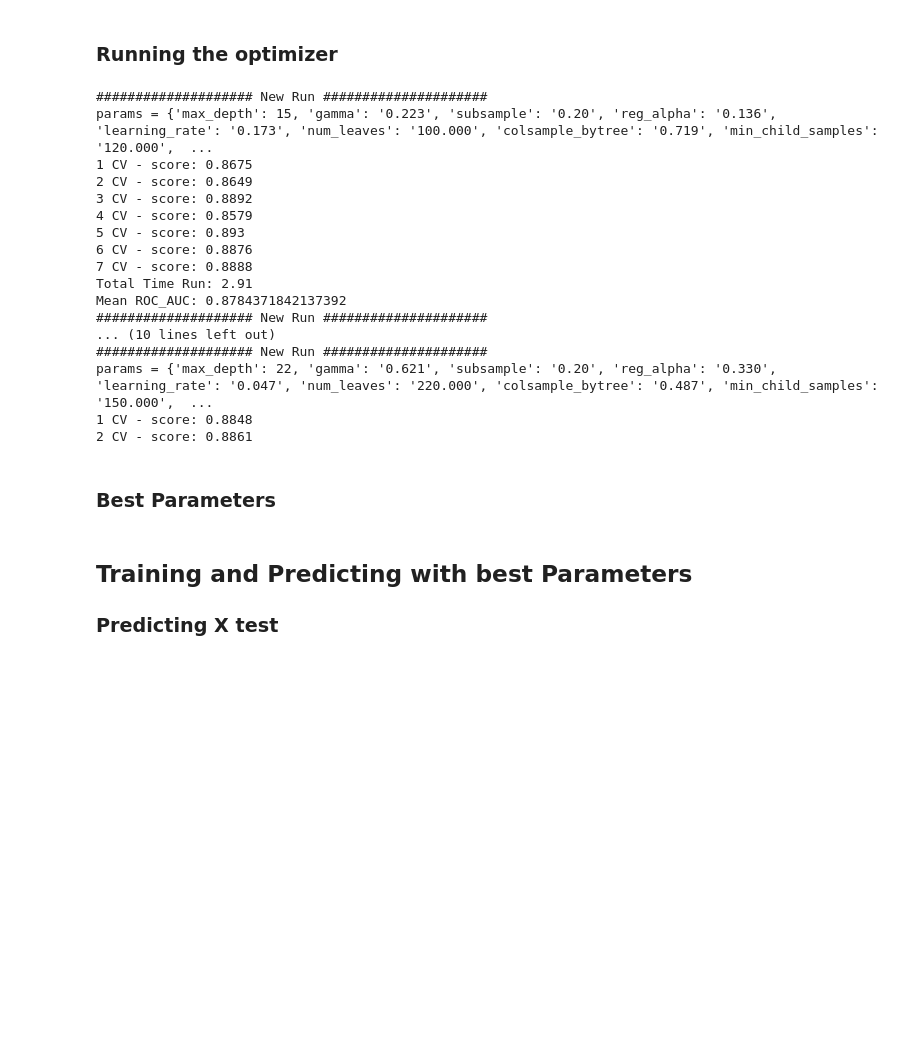
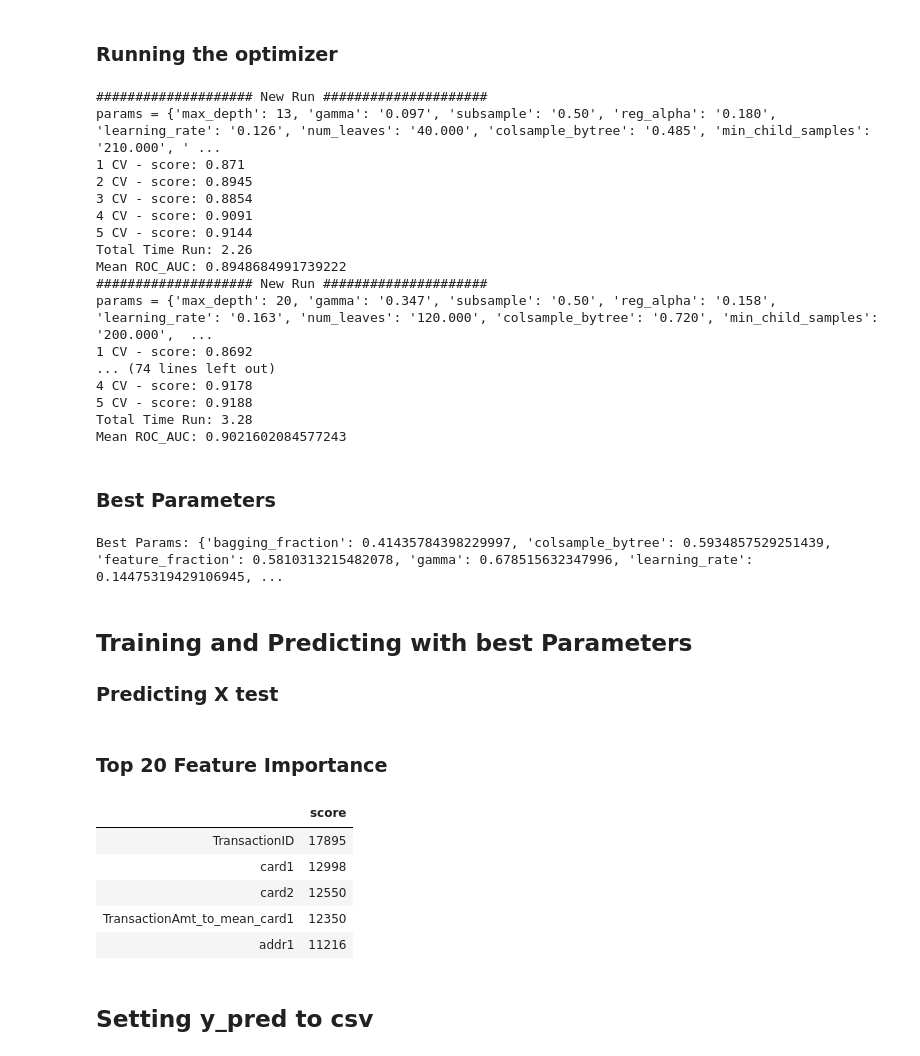
Before and after one commit to SSANGMAN/IEEE-CIS-Fraud-Detection, a Jupyter notebook: Extensive EDA and Modeling XGB Hyperopt ver.KOR.ipynb, the cells around one changed output. Cells and saved outputs as stored; diff of their text form; code cells hidden in the pictures; blank space fills up the shorter version.

```diff
--- a/Extensive EDA and Modeling XGB Hyperopt ver.KOR.ipynb
+++ b/Extensive EDA and Modeling XGB Hyperopt ver.KOR.ipynb
@@ -1280,7 +1280,7 @@ def objective(params):
 
     print("#################### New Run #####################")
     print(f"params = {params}")
-    FOLDS = 7
+    FOLDS = 5
     count = 1
     skf = StratifiedKFold(n_splits = FOLDS, shuffle = True, random_state = 42)
 
@@ -1376,34 +1376,36 @@ space = {
 best = fmin(fn = objective,
            space = space,
            algo = tpe.suggest,
-           max_evals = 5)
+           max_evals = 10)
 
 # 최적의 파라미터를 출력
 best_params = space_eval(space, best)
 # %% [output]
 #################### New Run #####################
-params = {'max_depth': 15, 'gamma': '0.223', 'subsample': '0.20', 'reg_alpha': '0.136', 'learning_rate': '0.173', 'num_leaves': '100.000', 'colsample_bytree': '0.719', 'min_child_samples': '120.000',  ...
-1 CV - score: 0.8675
-2 CV - score: 0.8649
-3 CV - score: 0.8892
-4 CV - score: 0.8579
-5 CV - score: 0.893
-6 CV - score: 0.8876
-7 CV - score: 0.8888
-Total Time Run: 2.91
-Mean ROC_AUC: 0.8784371842137392
+params = {'max_depth': 13, 'gamma': '0.097', 'subsample': '0.50', 'reg_alpha': '0.180', 'learning_rate': '0.126', 'num_leaves': '40.000', 'colsample_bytree': '0.485', 'min_child_samples': '210.000', ' ...
+1 CV - score: 0.871
+2 CV - score: 0.8945
+3 CV - score: 0.8854
+4 CV - score: 0.9091
+5 CV - score: 0.9144
+Total Time Run: 2.26
+Mean ROC_AUC: 0.8948684991739222
 #################### New Run #####################
-... (10 lines left out)
-#################### New Run #####################
-params = {'max_depth': 22, 'gamma': '0.621', 'subsample': '0.20', 'reg_alpha': '0.330', 'learning_rate': '0.047', 'num_leaves': '220.000', 'colsample_bytree': '0.487', 'min_child_samples': '150.000',  ...
-1 CV - score: 0.8848
-2 CV - score: 0.8861
+params = {'max_depth': 20, 'gamma': '0.347', 'subsample': '0.50', 'reg_alpha': '0.158', 'learning_rate': '0.163', 'num_leaves': '120.000', 'colsample_bytree': '0.720', 'min_child_samples': '200.000',  ...
+1 CV - score: 0.8692
+... (74 lines left out)
+4 CV - score: 0.9178
+5 CV - score: 0.9188
+Total Time Run: 3.28
+Mean ROC_AUC: 0.9021602084577243
 # %% [markdown]
 ### Best Parameters
 # %%
 print("Best Params:", best_params)
 
 best_params['max_depth'] = int(best_params['max_depth'])
+# %% [output]
+Best Params: {'bagging_fraction': 0.41435784398229997, 'colsample_bytree': 0.5934857529251439, 'feature_fraction': 0.5810313215482078, 'gamma': 0.678515632347996, 'learning_rate': 0.14475319429106945, ...
 # %% [markdown]
 ## Training and Predicting with best Parameters
 
@@ -1418,0 +1421,21 @@ y_pred = clf.predict_proba(X_test)[:,1]
+# %% [markdown]
+### Top 20 Feature Importance
+# %%
+feature_important = clf.get_booster().get_score(importance_type = "weight")
+
+keys = list(feature_important.keys())
+values = list(feature_important.values())
+
+data = pd.DataFrame(data = values, index = keys, columns = ['score']).sort_values(by = 'score',ascending = False)
+
+# Top 10 특성들
+data.head()
+# %% [output]
+|  | score |
+| TransactionID | 17895 |
+| card1 | 12998 |
+| card2 | 12550 |
+| TransactionAmt_to_mean_card1 | 12350 |
+| addr1 | 11216 |
+# %% [markdown]
+## Setting y_pred to csv
```
Also changed, not shown: parts of 2 cells of this notebook.
